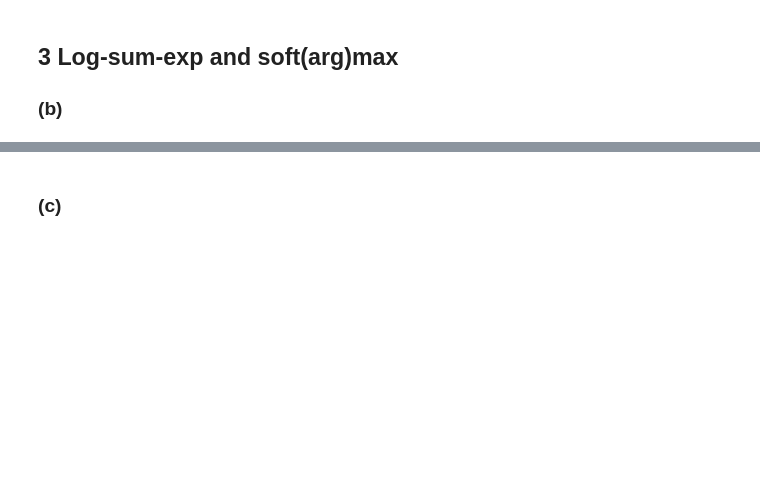
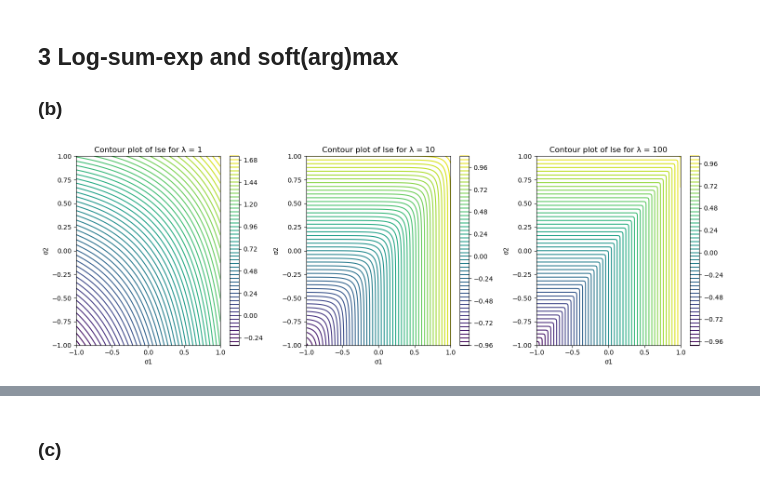
Before and after one commit to anuramat/uhd-mlph, a Jupyter notebook: sheet05/sheet05.ipynb, the cells around one changed output, grey strips where cells are left out. Drawn from its saved outputs; the diff is of its cells as text; code cells hidden in the pictures; blank space fills up the shorter version.

```diff
--- a/sheet05/sheet05.ipynb
+++ b/sheet05/sheet05.ipynb
@@ -162,3 +166,28 @@ After adding statements with negation to our training set, the situation improve
 # %% [markdown]
 ## 3 Log-sum-exp and soft(arg)max
 ### (b)
+# %%
+def lse(sig1, sig2, lamb):
+    return np.log(np.exp(lamb * sig1) + np.exp(lamb * sig2)) / lamb
+
+
+sig1_values = np.linspace(-1, 1, 200)
+sig2_values = np.linspace(-1, 1, 200)
+sig1_grid, sig2_grid = np.meshgrid(sig1_values, sig2_values)
+lambdas = [1, 10, 100]
+
+plt.figure(figsize=(15, 5))
+
+for i, lamb in enumerate(lambdas):
+    plt.subplot(1, 3, i + 1)
+    z = lse(sig1_grid, sig2_grid, lamb)
+    contour = plt.contour(sig1_grid, sig2_grid, z, levels=50, cmap="viridis")
+    plt.colorbar(contour)
+    plt.title(f"Contour plot of lse for λ = {lamb}")
+    plt.xlabel("σ1")
+    plt.ylabel("σ2")
+
+plt.tight_layout()
+plt.show()
+# %% [output]
+[figure, added]
```
Also changed, not shown: parts of 14 cells of this notebook, 4 other files.
